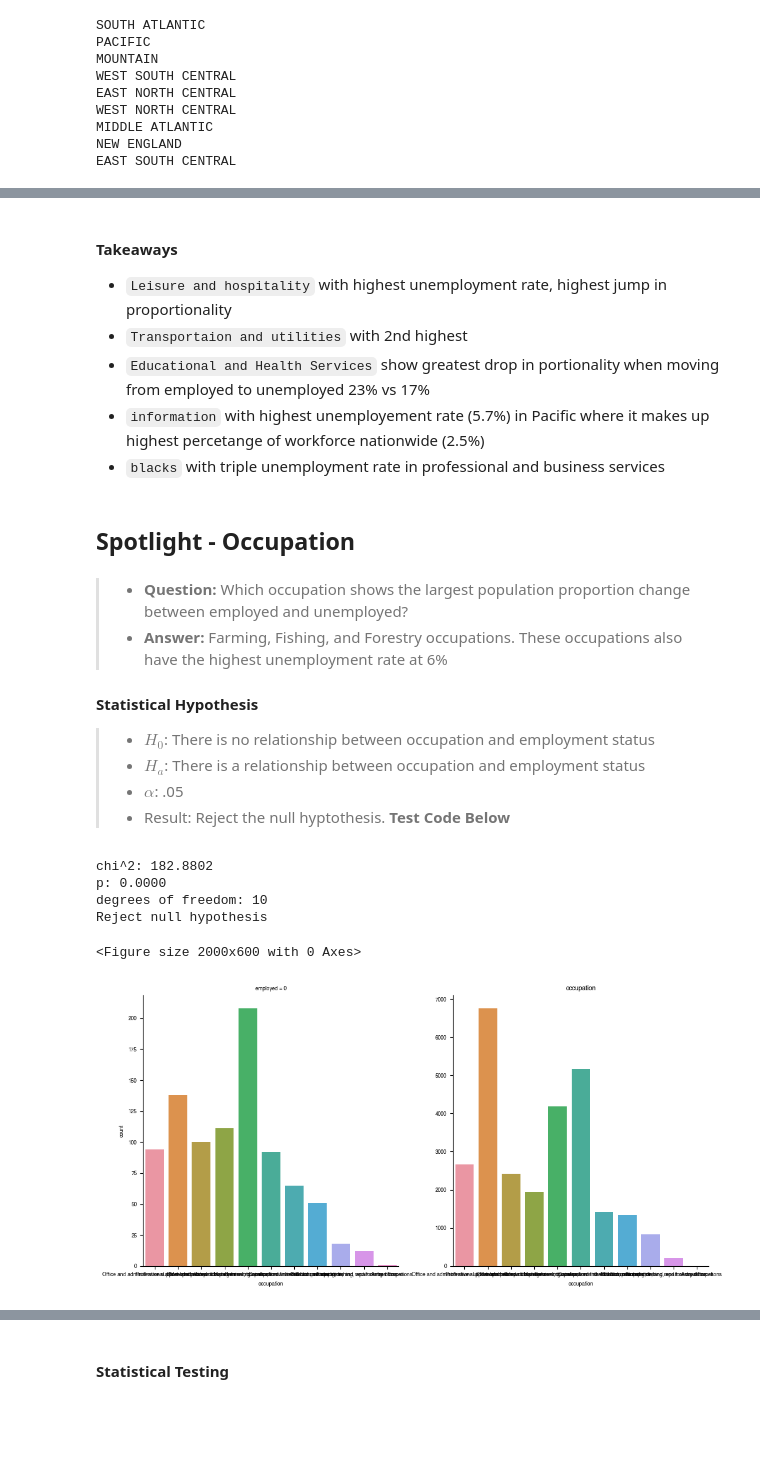
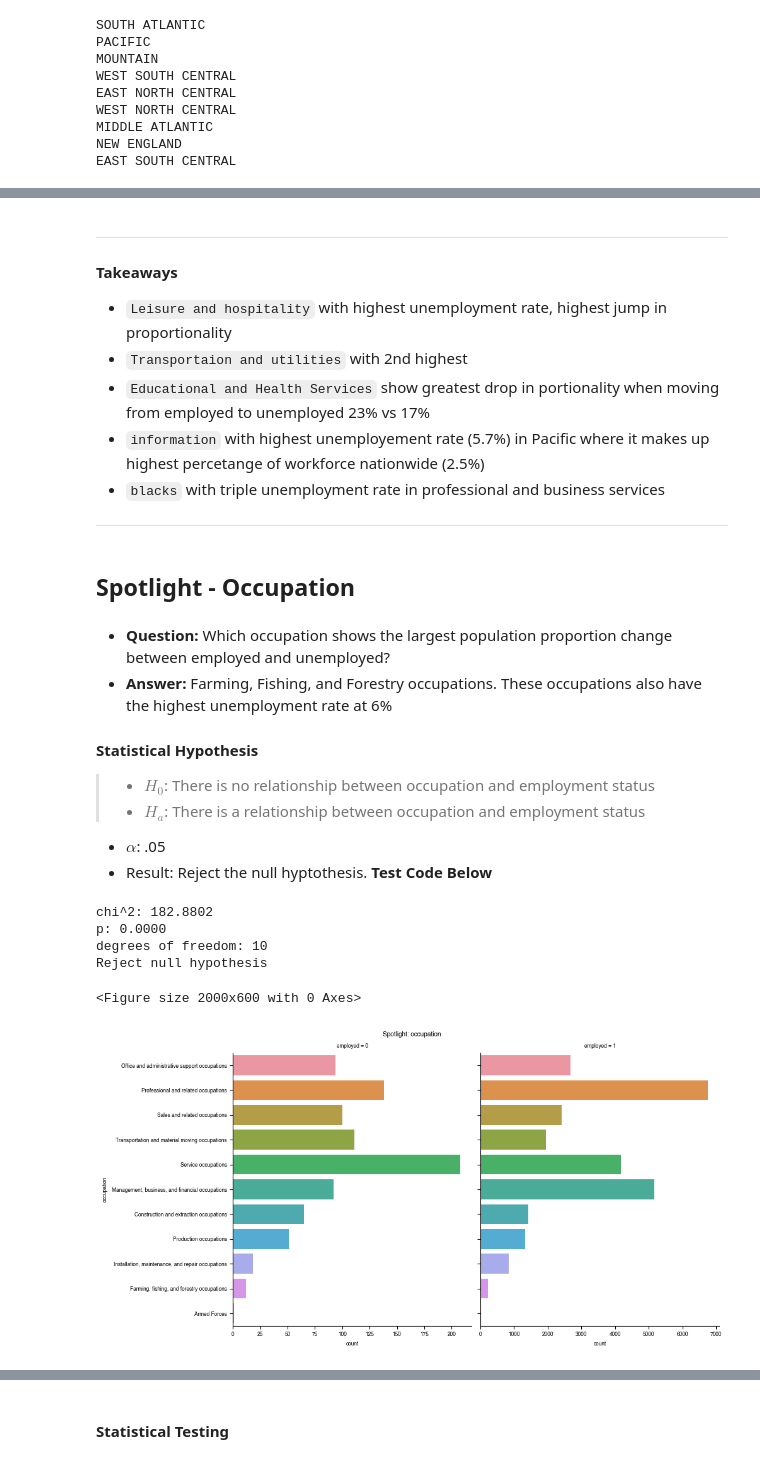
Before and after one commit to joshua-shorterivey/oct_2022_unemployment_project, a Jupyter notebook: explore.ipynb, the cells around one changed output, grey strips where cells are left out. Cells and saved outputs as stored; diff of their text form; code cells hidden in the pictures; blank space fills up the shorter version.

Commit message:
amended explore files

```diff
--- a/explore.ipynb
+++ b/explore.ipynb
@@ -222,9 +221,21 @@ for col in train[binary_cols]:
 # %%
 # exported to model.py
-from lib2to3.pgen2.pgen import DFAState
 
+def spotlight_stats(df, feature, title=None, phase=None, orientation=None):
 
-def spotlight_stats(df, feature, phase=None):
+    '''
+    Purpose:
+        To create visuals and print statistics for the feature of the data set
+    ---
+    Parameters:
+        df: dataframe containing features
+        feature: the feature (column) to be used for testing and visualization
+        phase: the phase of the pipeline for which the output is needed
+    ---
+    Output:
+        prop_df: dataframe that contains population proportions and unemployment rate
+    ---
+    '''
 
     multi_col = pd.MultiIndex.from_tuples([('population_proportions', 'employed'),
                                     ('population_proportions', 'unemployed'),
@@ -234,22 +245,24 @@ def spotlight_stats(df, feature, phase=None):
     prop_df = pd.DataFrame(columns=multi_col)
     prop_df['unemployment_rate'] = round(1 - train.groupby(by=feature).employed.mean().sort_values(ascending=True), 2)
 
-    # i want to show the proportion of the population that each industry is
+    # i want to show the proportion of the population that each categorical option is
     employed_pop_proportion = train[train.employed == 1][feature].value_counts(normalize=True)
 
-    # i want to show the proportion of the population that each industry is
+    # i want to show the proportion of the population that each categorical option is
     unemployed_pop_proportion = train[train.employed == 0][feature].value_counts(normalize=True)
 
+    #assign proper values to dframe
     prop_df[('population_proportions', 'employed')] = employed_pop_proportion
     prop_df[('population_proportions', 'unemployed')] = unemployed_pop_proportion
     prop_df[('population_proportions', 'change')] = employed_pop_proportion - unemployed_pop_proportion
 
-    #chi2
+    #chi2 test
     alpha = .05
     crosstab = pd.crosstab(df[feature], df["employed"])
 
     chi2, p, dof, expected = chi2_contingency(crosstab)
 
+    #prints crosstab only if phase of project is explore. during model phase just plots graph
     if phase == 'explore':
         print('Crosstab\n')
         print(crosstab.values)
@@ -266,9 +279,13 @@ def spotlight_stats(df, feature, phase=None):
     else:
         print('Fail to reject null hypothesis')
 
+    #plots the distributions of the feature in separate columns for employed vs unemployed
     plt.figure(figsize=(20,6))
-    sns.catplot(data=df, x=feature, col='employed', kind='count', sharey=False)
-    plt.title(feature)
+    if orientation =='h':
+        g = sns.catplot(data=df, y=feature, col='employed', kind='count', sharex=False)
+    else:
+        g = sns.catplot(data=df, x=feature, col='employed', kind='count', sharey=False)
+    plt.suptitle(f'Spotlight: {title}', y=1.02)
     plt.show()
 
     return round(prop_df, 3)
@@ -453,33 +473,35 @@ round(1-train.groupby(['race', 'industry'])['employed'].mean().unstack(), 3)
 | mixed_white | 0.111 | NaN | 0.095 | 0.056 | 0.000 | ... |
 | white | 0.025 | 1.0 | 0.033 | 0.020 | 0.021 | ... |
 # %% [markdown]
+---
 #### Takeaways
 * `Leisure and hospitality` with highest unemployment rate, highest jump in proportionality
 * `Transportaion and utilities` with 2nd highest
 * `Educational and Health Services` show greatest drop in portionality when moving from employed to unemployed 23% vs 17%
 * `information` with highest unemployement rate (5.7%) in Pacific where it makes up highest percetange of workforce nationwide (2.5%)
 * `blacks` with triple unemployment rate in professional and business services
+---
 # %% [markdown]
 ## Spotlight - Occupation
 # %% [markdown]
 
->* **Question:** Which occupation shows the largest population proportion change between employed and unemployed?
->* **Answer:** Farming, Fishing, and Forestry occupations. These occupations also have the highest unemployment rate at 6%
+* **Question:** Which occupation shows the largest population proportion change between employed and unemployed?
+* **Answer:** Farming, Fishing, and Forestry occupations. These occupations also have the highest unemployment rate at 6%
 
 #### Statistical Hypothesis
 >* ${H_0}$: There is no relationship between occupation and employment status
 >* ${H_a}$: There is a relationship between occupation and employment status
->* ${\alpha}$: .05
->* Result: Reject the null hyptothesis. **Test Code Below**
+* ${\alpha}$: .05
+* Result: Reject the null hyptothesis. **Test Code Below**
 # %%
-spotlight_stats(train, 'occupation')
+spotlight_stats(train, 'occupation', 'occupation', orientation='h')
 # %% [output]
 chi^2: 182.8802
 p: 0.0000
 degrees of freedom: 10
 Reject null hypothesis
 <Figure size 2000x600 with 0 Axes>
-[figure, old version]
+[figure, new version]
 |  | population_proportions |  |  | unemployment_rate |
 |  | employed | unemployed | change |  |
 | occupation |  |  |  |  |
```
Also changed, not shown: parts of 25 cells of this notebook, 1 other file.
